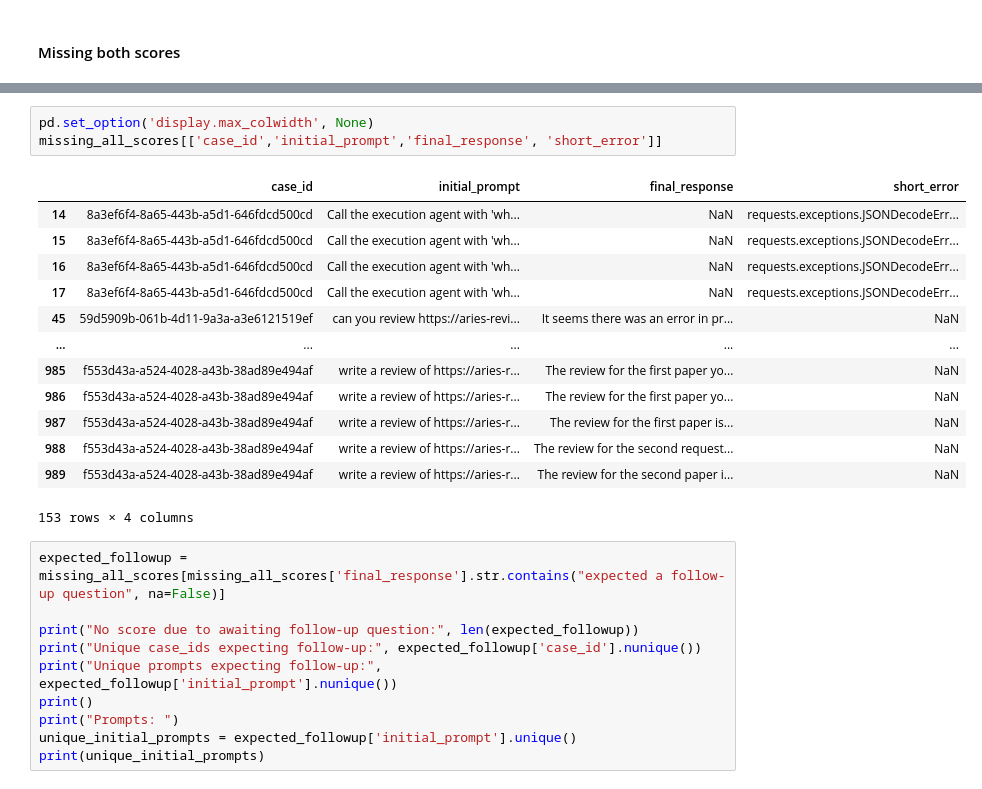
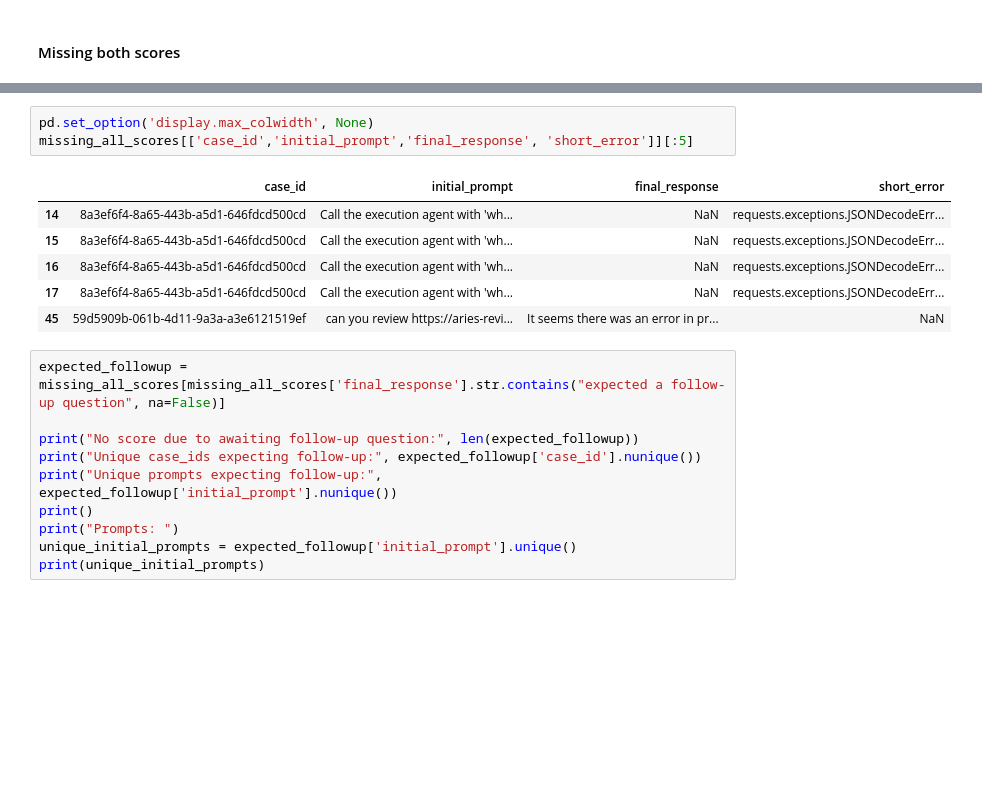
Before and after one commit to baileykuehl/nora_testing, a Jupyter notebook: NORA Unit Tests Investigation.ipynb, the cells around one changed output, grey strips where cells are left out. Saved outputs shown, nothing was run; the diff lists cells and outputs as text; blank space fills up the shorter version.

```diff
--- a/NORA Unit Tests Investigation.ipynb
+++ b/NORA Unit Tests Investigation.ipynb
@@ -101,21 +101,14 @@ num_times_case_id_failed      5
 dtype: int64
 # %%
 pd.set_option('display.max_colwidth', None)
-missing_all_scores[['case_id','initial_prompt','final_response', 'short_error']]
+missing_all_scores[['case_id','initial_prompt','final_response', 'short_error']][:5]
 # %% [output]
 |  | case_id | initial_prompt | final_response | short_error |
 | 14 | 8a3ef6f4-8a65-443b-a5d1-646fdcd500cd | Call the execution agent with 'wh... | NaN | requests.exceptions.JSONDecodeErr... |
 | 15 | 8a3ef6f4-8a65-443b-a5d1-646fdcd500cd | Call the execution agent with 'wh... | NaN | requests.exceptions.JSONDecodeErr... |
 | 16 | 8a3ef6f4-8a65-443b-a5d1-646fdcd500cd | Call the execution agent with 'wh... | NaN | requests.exceptions.JSONDecodeErr... |
 | 17 | 8a3ef6f4-8a65-443b-a5d1-646fdcd500cd | Call the execution agent with 'wh... | NaN | requests.exceptions.JSONDecodeErr... |
 | 45 | 59d5909b-061b-4d11-9a3a-a3e6121519ef | can you review https://aries-revi... | It seems there was an error in pr... | NaN |
-| ... | ... | ... | ... | ... |
-| 985 | f553d43a-a524-4028-a43b-38ad89e494af | write a review of https://aries-r... | The review for the first paper yo... | NaN |
-| 986 | f553d43a-a524-4028-a43b-38ad89e494af | write a review of https://aries-r... | The review for the first paper yo... | NaN |
-| 987 | f553d43a-a524-4028-a43b-38ad89e494af | write a review of https://aries-r... | The review for the first paper is... | NaN |
-| 988 | f553d43a-a524-4028-a43b-38ad89e494af | write a review of https://aries-r... | The review for the second request... | NaN |
-| 989 | f553d43a-a524-4028-a43b-38ad89e494af | write a review of https://aries-r... | The review for the second paper i... | NaN |
-153 rows × 4 columns
 # %%
 expected_followup = missing_all_scores[missing_all_scores['final_response'].str.contains("expected a follow-up question", na=False)]
 
```
Also changed, not shown: parts of 1 cell of this notebook.
